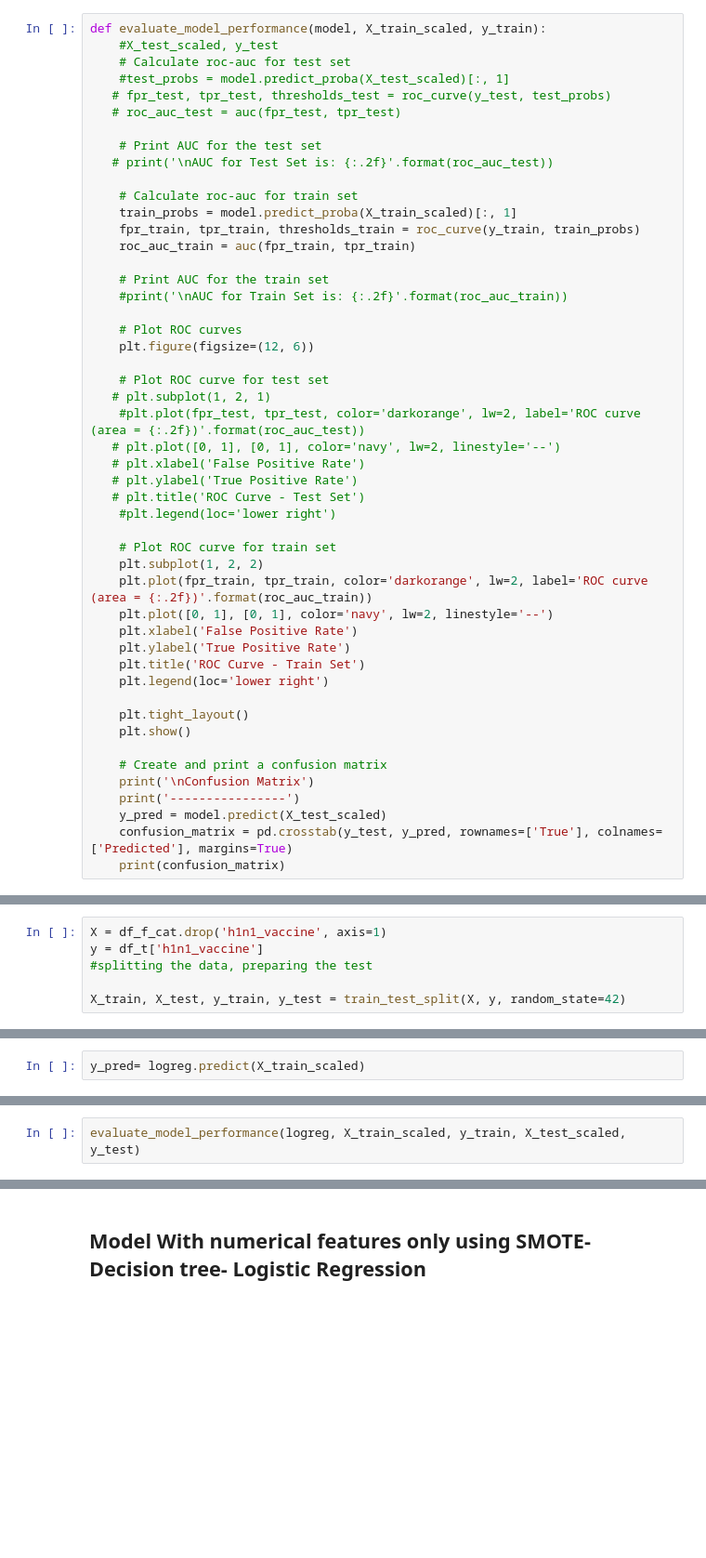
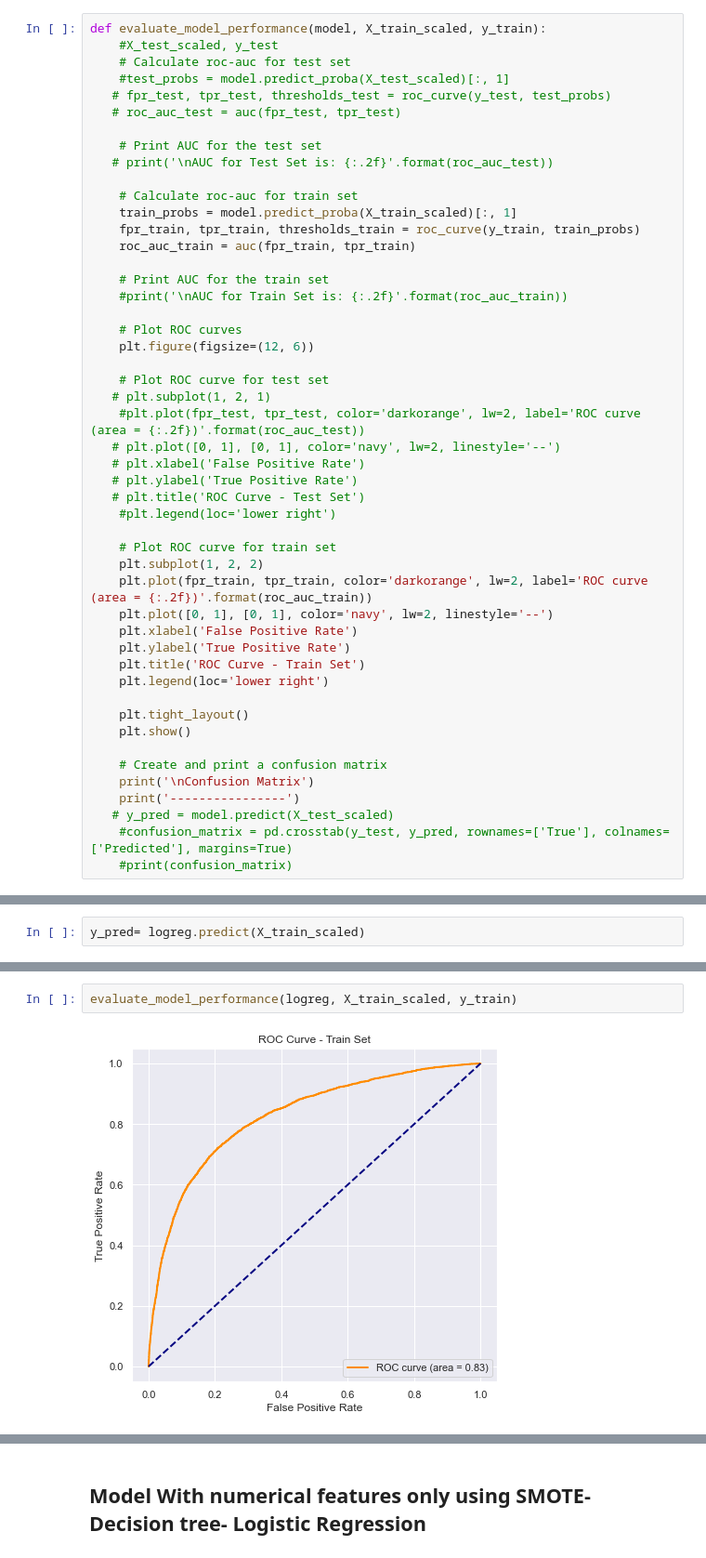
Before and after one commit to K-Pegg/Vaccines-Project, a Jupyter notebook: Notebooks/Juvenson-working-notebook.ipynb, the cells around one changed output, grey strips where cells are left out. Shown at 93% size. Cells and saved outputs as stored; diff of their text form; blank space fills up the shorter version.

```diff
--- a/Notebooks/Juvenson-working-notebook.ipynb
+++ b/Notebooks/Juvenson-working-notebook.ipynb
@@ -728,9 +728,9 @@ def evaluate_model_performance(model, X_train_scaled, y_train):
     # Create and print a confusion matrix
     print('\nConfusion Matrix')
     print('----------------')
-    y_pred = model.predict(X_test_scaled)
-    confusion_matrix = pd.crosstab(y_test, y_pred, rownames=['True'], colnames=['Predicted'], margins=True)
-    print(confusion_matrix)
+   # y_pred = model.predict(X_test_scaled)
+    #confusion_matrix = pd.crosstab(y_test, y_pred, rownames=['True'], colnames=['Predicted'], margins=True)
+    #print(confusion_matrix)
 # %%
 evaluate_model_performance(rf_clf, X_train_scaled, y_train)
 # %% [output]
@@ -940,9 +925,3 @@ df_f_cat
 | 53412 | nan | nan | nan | nan | nan | nan | nan | ... |
 | 53413 | nan | nan | nan | nan | nan | nan | nan | ... |
 53414 rows × 13 columns
-# %%
-X = df_f_cat.drop('h1n1_vaccine', axis=1)
-y = df_t['h1n1_vaccine']
-#splitting the data, preparing the test
-
-X_train, X_test, y_train, y_test = train_test_split(X, y, random_state=42)
@@ -994,5 +971,6 @@ ConfusionMatrixDisplay(confusion_matrix(y_train, logreg.predict(X_train_scaled))
 # %% [output]
 [figure]
 # %%
-evaluate_model_performance(logreg, X_train_scaled, y_train, X_test_scaled, y_test)
+evaluate_model_performance(logreg, X_train_scaled, y_train)
 # %% [output]
+[figure, new version]
```
Also changed, not shown: parts of 7 cells of this notebook, 1 other file.
